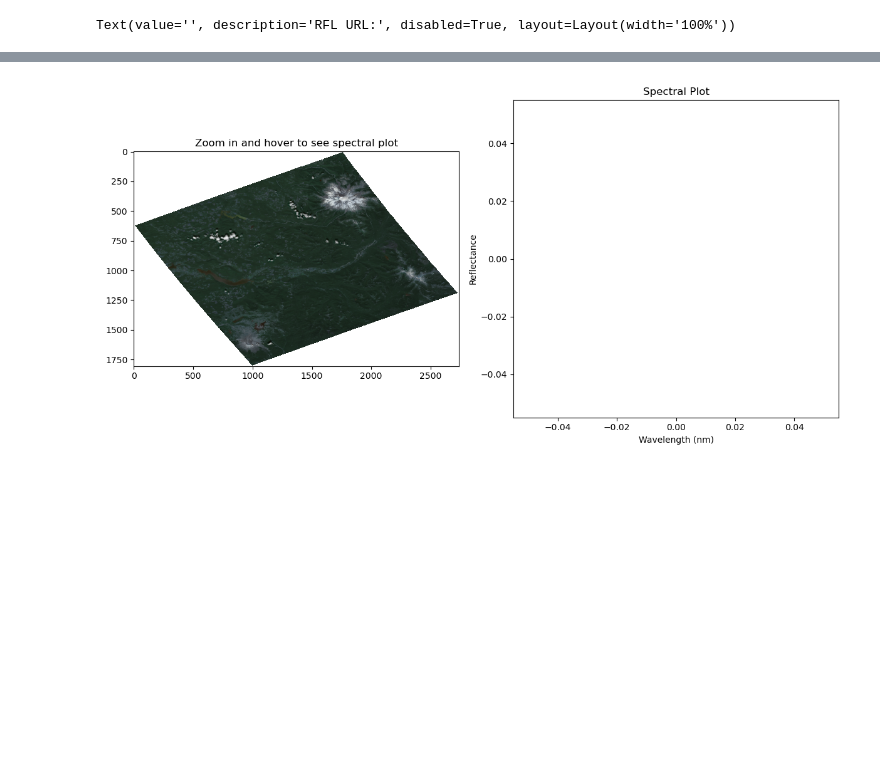
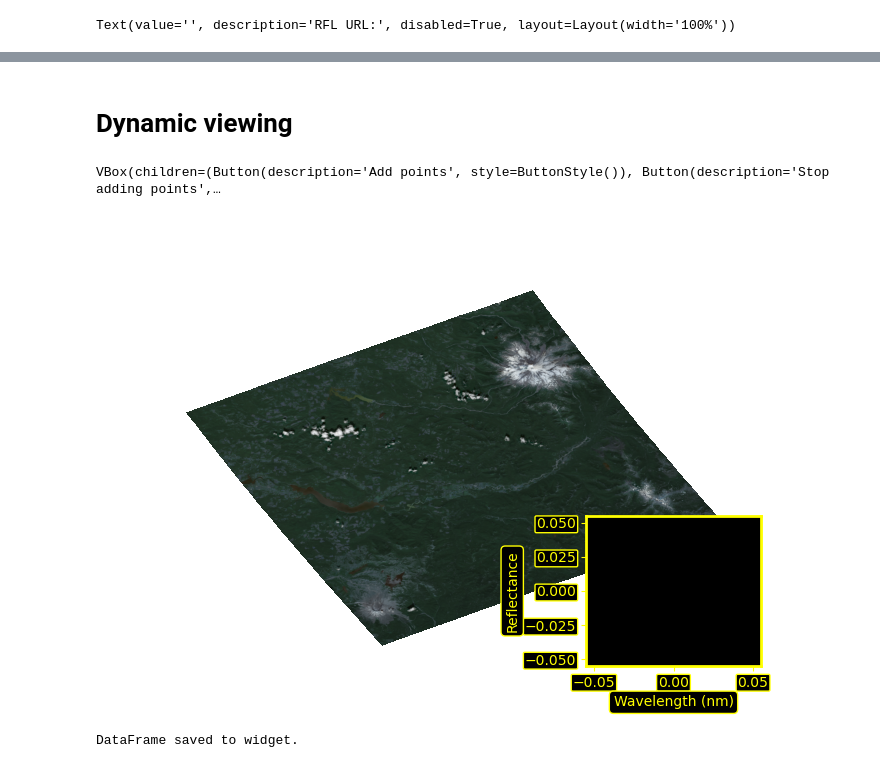
Before and after one commit to brentwilder/emit-search, a Jupyter notebook: emit_search.ipynb, the cells around one changed output, grey strips where cells are left out. Drawn from its saved outputs; the diff is of its cells as text; code cells hidden in the pictures; blank space fills up the shorter version.

Commit message:
dynamic viewer

```diff
--- a/emit_search.ipynb
+++ b/emit_search.ipynb
@@ -137,30 +137,12 @@ if emit_file_path is not None:
-# %%
-%matplotlib widget
-import matplotlib.pyplot as plt
-
-img_height, img_width, bands = reflectance.shape
-fig, (ax_img, ax_spectrum) = plt.subplots(1, 2, figsize=(12, 6))
-img_display = ax_img.imshow(rgb_image_eq)
-ax_img.set_title("Zoom in and hover to see spectral plot")
-spectrum_line, = ax_spectrum.plot([], [], lw=2, color='red')
-ax_spectrum.set_title('Spectral Plot')
-ax_spectrum.set_xlabel('Wavelength (nm)')
-ax_spectrum.set_ylabel('Reflectance')
-def update_spectral_plot(x, y):
-    spectrum = reflectance[y, x, :]
-    wavelengths = ds['wavelengths']
-    spectrum[spectrum == -0.01] = np.nan
-    spectrum_line.set_data(wavelengths, spectrum)
-    ax_spectrum.relim()
-    ax_spectrum.autoscale_view()
-    fig.canvas.draw_idle()
-def on_mouse_move(event):
-    if event.xdata is not None and event.ydata is not None:
-        x, y = int(event.xdata), int(event.ydata)
-        if 0 <= x < img_width and 0 <= y < img_height:
-            update_spectral_plot(x, y)
-fig.canvas.mpl_connect('motion_notify_event', on_mouse_move)
-plt.tight_layout()
-plt.show()
-# %% [output]
-[figure, removed]
+# %% [markdown]
+# Dynamic viewing
+# %%
+%matplotlib widget
+latitudes = ds['latitude'].values
+longitudes = ds['longitude'].values
+wavelengths = ds['wavelengths'].values
+df_widget = dynamic_plot(reflectance, latitudes, longitudes, wavelengths, rgb_image_eq)
+# %% [output]
+VBox(children=(Button(description='Add points', style=ButtonStyle()), Button(description='Stop adding points',…
+[figure, added]
+DataFrame saved to widget.
```
Also changed, not shown: parts of 15 cells of this notebook, 2 other files.
